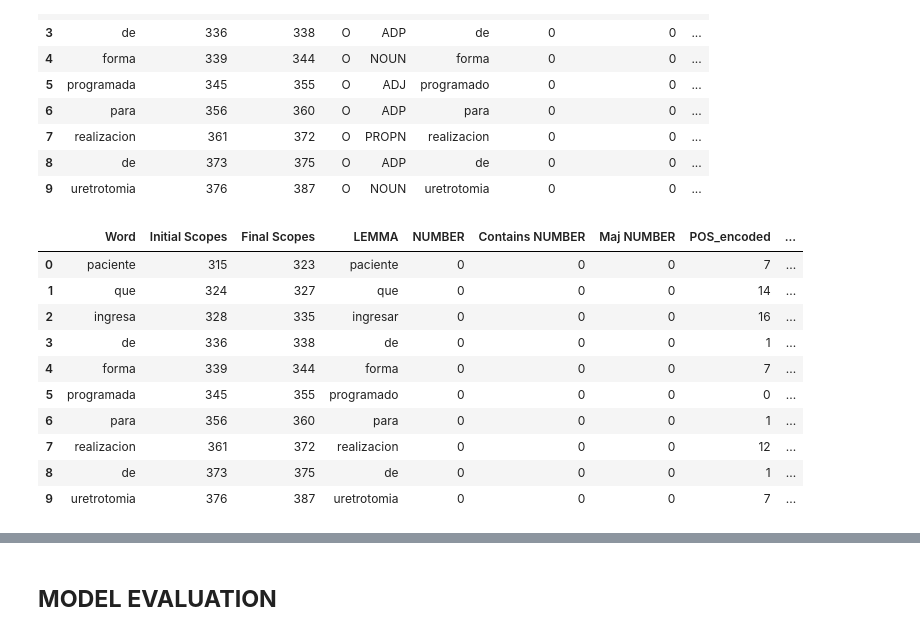
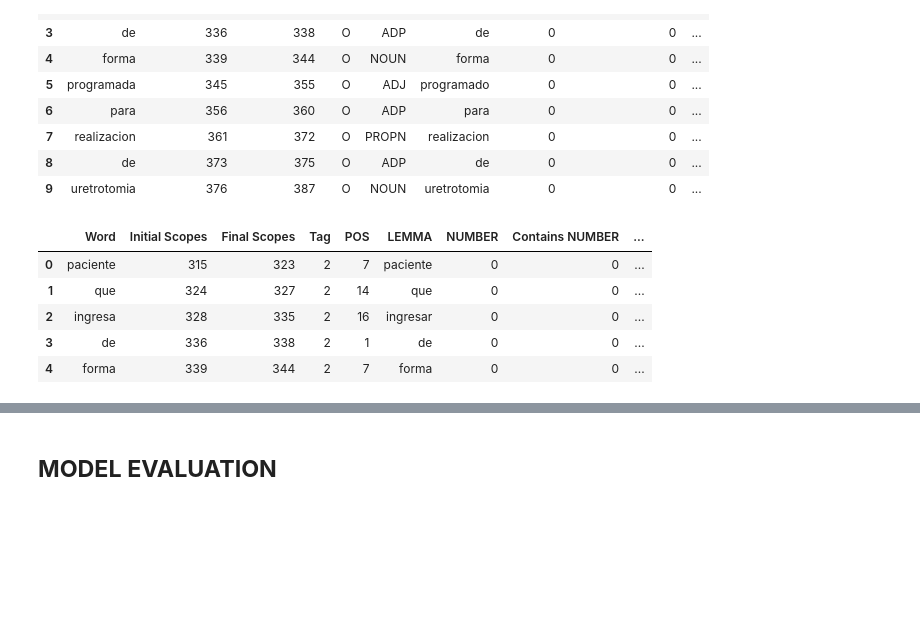
Before and after one commit to marinocom/NLP-Detection-of-Negation-and-Uncertainty-Project-24, a Jupyter notebook: Deep Learning Method/deep_learning_nlp_POS_FOREVERYONE_&STUFF.ipynb, the cells around one changed output, grey strips where cells are left out. Saved outputs shown, nothing was run; the diff lists cells and outputs as text; code cells hidden in the pictures; blank space fills up the shorter version.

```diff
--- a/Deep Learning Method/deep_learning_nlp_POS_FOREVERYONE_&STUFF.ipynb
+++ b/Deep Learning Method/deep_learning_nlp_POS_FOREVERYONE_&STUFF.ipynb
@@ -350,16 +350,19 @@ print(pos_texts[1])
 497
 ['treball', 'de', 'part', 'antecedents', 'no', 'al·lergies', 'medicamentoses', 'conegudes.', 'no', 'intervencions', 'quirurgiques', 'ni', 'altres', 'antecedents', 'patologics.', 'nega', 'habits', 'tox ...
 ['PROPN', 'ADP', 'PROPN', 'ADJ', 'ADV', 'PROPN', 'PROPN', 'O', 'ADV', 'VERB', 'PROPN', 'CCONJ', 'NUM', 'ADJ', 'O', 'VERB', 'VERB', 'O', 'ADV', 'ADJ', 'O', 'VERB', 'NOUN', 'PROPN', 'PROPN', 'VERB', 'AD ...
-# %%
-pos_feature_pandas = []
-lemma_feature_pandas = []
-
-for text in pos_texts:
-    for pos in text:
-        pos_feature_pandas.append(pos)
-for text in lemma_texts:
-    for lemma in text:
-        lemma_feature_pandas.append(lemma)
+# %%
+pos_feature_pandas = []
+lemma_feature_pandas = []
+sentence_id = []
+sentence_idx = 0  # Initialize sentence index
+
+# Assuming pos_texts and lemma_texts are lists of lists, where each inner list represents a sentence
+for pos_sentence, lemma_sentence in zip(pos_texts, lemma_texts):
+    for pos, lemma in zip(pos_sentence, lemma_sentence):
+        pos_feature_pandas.append(pos)
+        lemma_feature_pandas.append(lemma)
+        sentence_id.append(sentence_idx)
+    sentence_idx += 1  # Increment sentence index after processing each sentence
 # %%
 initial_scopes = []
 final_scopes = []
@@ -383,9 +386,9 @@ The lenght of POS Feature is 168887
 The lenght of LEMMA Feature is 168887
 # %%
 import pandas as pd
-data_tuples = list(zip(word_feature, initial_scopes, final_scopes, tag_feature, pos_feature_pandas, lemma_feature_pandas, is_number,contains_num, maj_number))
+data_tuples = list(zip(word_feature, initial_scopes, final_scopes, tag_feature, pos_feature_pandas, lemma_feature_pandas, is_number,contains_num, maj_number,sentence_id))
 
-data = pd.DataFrame(data_tuples, columns=['Word', 'Initial Scopes','Final Scopes','Tag', 'POS', 'LEMMA', 'NUMBER', 'Contains NUMBER', 'Maj NUMBER'])
+data = pd.DataFrame(data_tuples, columns=['Word', 'Initial Scopes','Final Scopes','Tag', 'POS', 'LEMMA', 'NUMBER', 'Contains NUMBER', 'Maj NUMBER', 'text_id'])
 # %%
 from IPython.display import display
 
@@ -531,22 +535,15 @@ data['Tag_encoded'] = tag_encoder.fit_transform(tag)
 
 data['POS'] = data['POS_encoded']
 data['Tag'] = data['Tag_encoded']
-
-data.drop(columns=['POS', 'Tag'], inplace=True)
 # %%
-data.head(10)
+data.head()
 # %% [output]
-|  | Word | Initial Scopes | Final Scopes | LEMMA | NUMBER | Contains NUMBER | Maj NUMBER | POS_encoded | ... |
-| 0 | paciente | 315 | 323 | paciente | 0 | 0 | 0 | 7 | ... |
-| 1 | que | 324 | 327 | que | 0 | 0 | 0 | 14 | ... |
-| 2 | ingresa | 328 | 335 | ingresar | 0 | 0 | 0 | 16 | ... |
-| 3 | de | 336 | 338 | de | 0 | 0 | 0 | 1 | ... |
-| 4 | forma | 339 | 344 | forma | 0 | 0 | 0 | 7 | ... |
-| 5 | programada | 345 | 355 | programado | 0 | 0 | 0 | 0 | ... |
-| 6 | para | 356 | 360 | para | 0 | 0 | 0 | 1 | ... |
-| 7 | realizacion | 361 | 372 | realizacion | 0 | 0 | 0 | 12 | ... |
-| 8 | de | 373 | 375 | de | 0 | 0 | 0 | 1 | ... |
-| 9 | uretrotomia | 376 | 387 | uretrotomia | 0 | 0 | 0 | 7 | ... |
+|  | Word | Initial Scopes | Final Scopes | Tag | POS | LEMMA | NUMBER | Contains NUMBER | ... |
+| 0 | paciente | 315 | 323 | 2 | 7 | paciente | 0 | 0 | ... |
+| 1 | que | 324 | 327 | 2 | 14 | que | 0 | 0 | ... |
+| 2 | ingresa | 328 | 335 | 2 | 16 | ingresar | 0 | 0 | ... |
+| 3 | de | 336 | 338 | 2 | 1 | de | 0 | 0 | ... |
+| 4 | forma | 339 | 344 | 2 | 7 | forma | 0 | 0 | ... |
 # %%
 from gensim.models import Word2Vec
 
```
Also changed, not shown: parts of 14 cells of this notebook, 1 other file.
